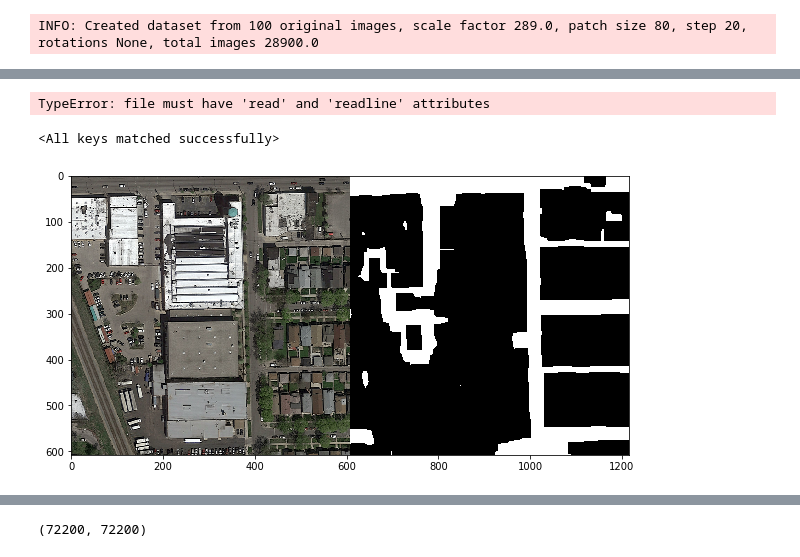
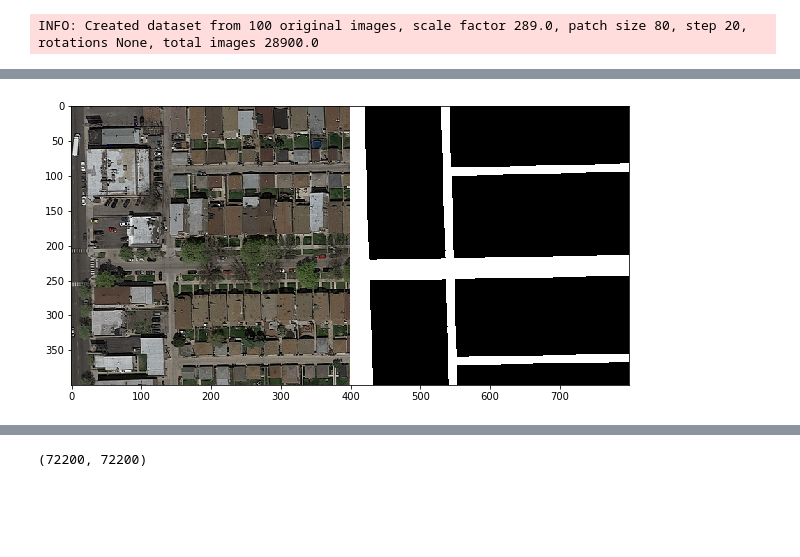
Before and after one commit to ehoelzl/ML_course, a Jupyter notebook: projects/project2/project_road_segmentation/torch_unet/Torch.ipynb, the cells around one changed output, grey strips where cells are left out. Drawn from its saved outputs; the diff is of its cells as text; code cells hidden in the pictures; blank space fills up the shorter version.

```diff
--- a/projects/project2/project_road_segmentation/torch_unet/Torch.ipynb
+++ b/projects/project2/project_road_segmentation/torch_unet/Torch.ipynb
@@ -29,6 +29,6 @@ IMAGE_DIR = DATADIR + "images/"
 MASK_DIR = DATADIR + "groundtruth/"
 MASK_THRESHOLD = 0.25
 # %%
-dataset = TrainingSet(IMAGE_DIR, MASK_DIR, MASK_THRESHOLD, patch_size=80, step=20, rotation_angles=None)
+dataset = TrainingSet(IMAGE_DIR, MASK_DIR, MASK_THRESHOLD, patch_size=80, step=20, rotation_angles=None, augmentation=False)
 # %% [output]
 INFO: Created dataset from 100 original images, scale factor 289.0, patch size 80, step 20, rotations None, total images 28900.0
@@ -74,2 +48,3 @@ Estimated Total Size (MB): 26234.58
 # %%
 img = dataset.get_raw_image(0)
+mask = dataset.get_raw_mask(0)
@@ -123,8 +52,0 @@ import pickle
-# %%
-pickle.load("../../../../../best_model.pt")
-# %% [output]
-TypeError: file must have 'read' and 'readline' attributes
-# %%
-net.load_state_dict(state_dict=torch.load("../models/depth4_BS128_lr0.001_PS80_ST20_padding_batchnorm_deca, dily_dropout0.2/checkpoints/CP_epoch23.pth", map_location=device))
-# %% [output]
-<All keys matched successfully>
@@ -139,9 +53,4 @@ def post_process_prediction(img):
-# %%
-i = 2
-img = mpimg.imread(f"../Datasets/test_set_images/test_{i}.png")
-mask = predict_full_image(net, img, device)
-mask = (mask > 0.25) * 1
 # %%
-show_side_by_side(img, post_process_prediction(np.uint8(mask)))
+show_side_by_side(img, mask)
 # %% [output]
-[figure, old version]
+[figure, new version]
```
Also changed, not shown: parts of 25 cells of this notebook, 7 other files.
